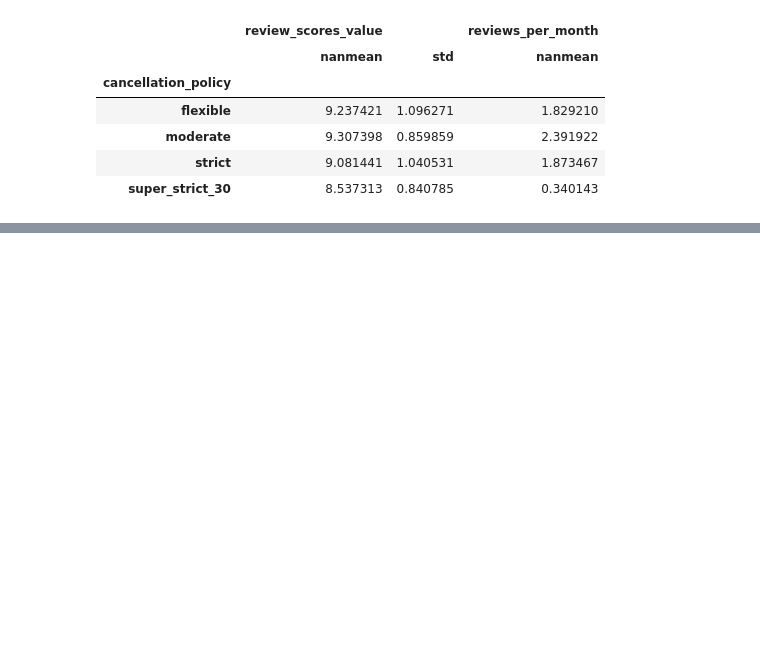
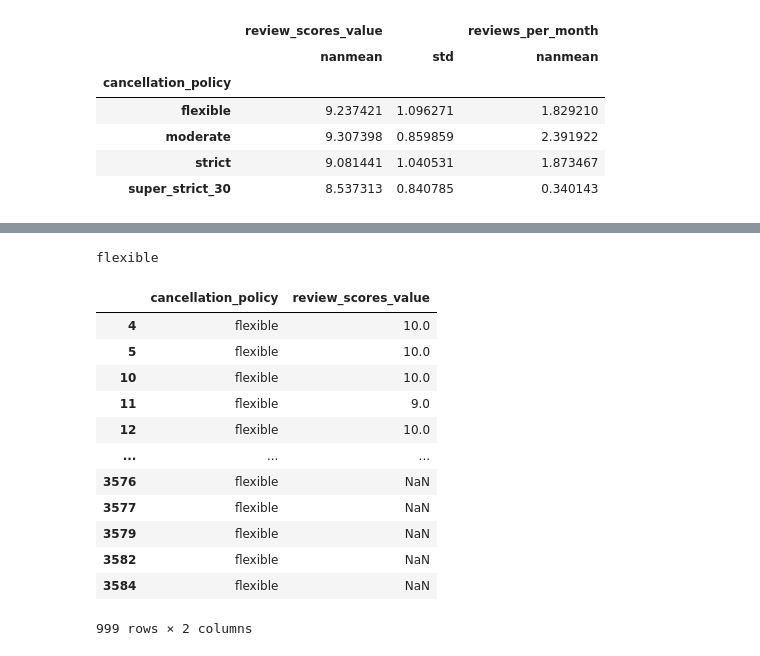
Before and after one commit to JhonSanz/pandas_numpy, a Jupyter notebook: pandas/dataframe/coursera/9_groupby.ipynb, the cells around one changed output, grey strips where cells are left out. Cells and saved outputs as stored; diff of their text form; code cells hidden in the pictures; blank space fills up the shorter version.

Commit message:
Adde groupby

```diff
--- a/pandas/dataframe/coursera/9_groupby.ipynb
+++ b/pandas/dataframe/coursera/9_groupby.ipynb
@@ -374,0 +396,22 @@ df.groupby('cancellation_policy').agg({
+# %%
+to_print = None
+for group, frame in df[cols].groupby('cancellation_policy'):
+    print(group)
+    to_print = frame.copy()
+    break
+to_print
+# %% [output]
+flexible
+|  | cancellation_policy | review_scores_value |
+| 4 | flexible | 10.0 |
+| 5 | flexible | 10.0 |
+| 10 | flexible | 10.0 |
+| 11 | flexible | 9.0 |
+| 12 | flexible | 10.0 |
+| ... | ... | ... |
+| 3576 | flexible | NaN |
+| 3577 | flexible | NaN |
+| 3579 | flexible | NaN |
+| 3582 | flexible | NaN |
+| 3584 | flexible | NaN |
+999 rows × 2 columns
```
Also changed, not shown: parts of 23 cells of this notebook.
